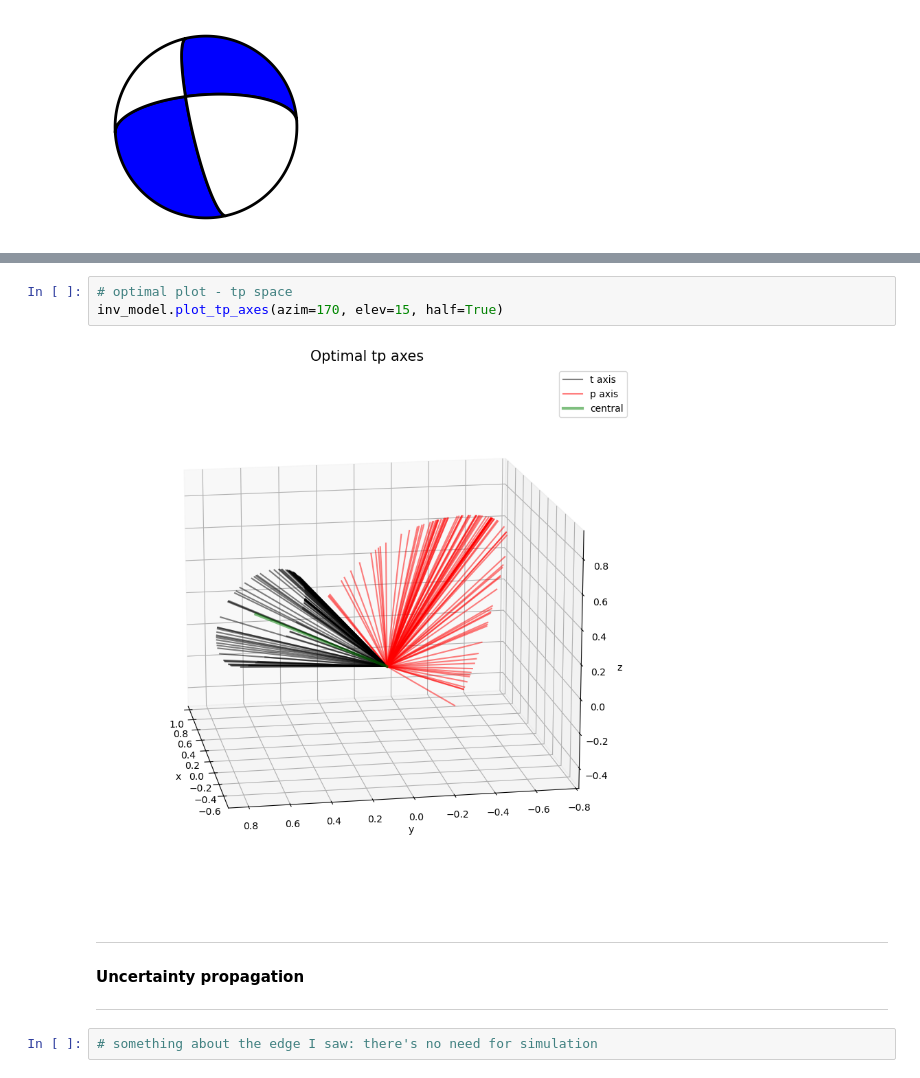
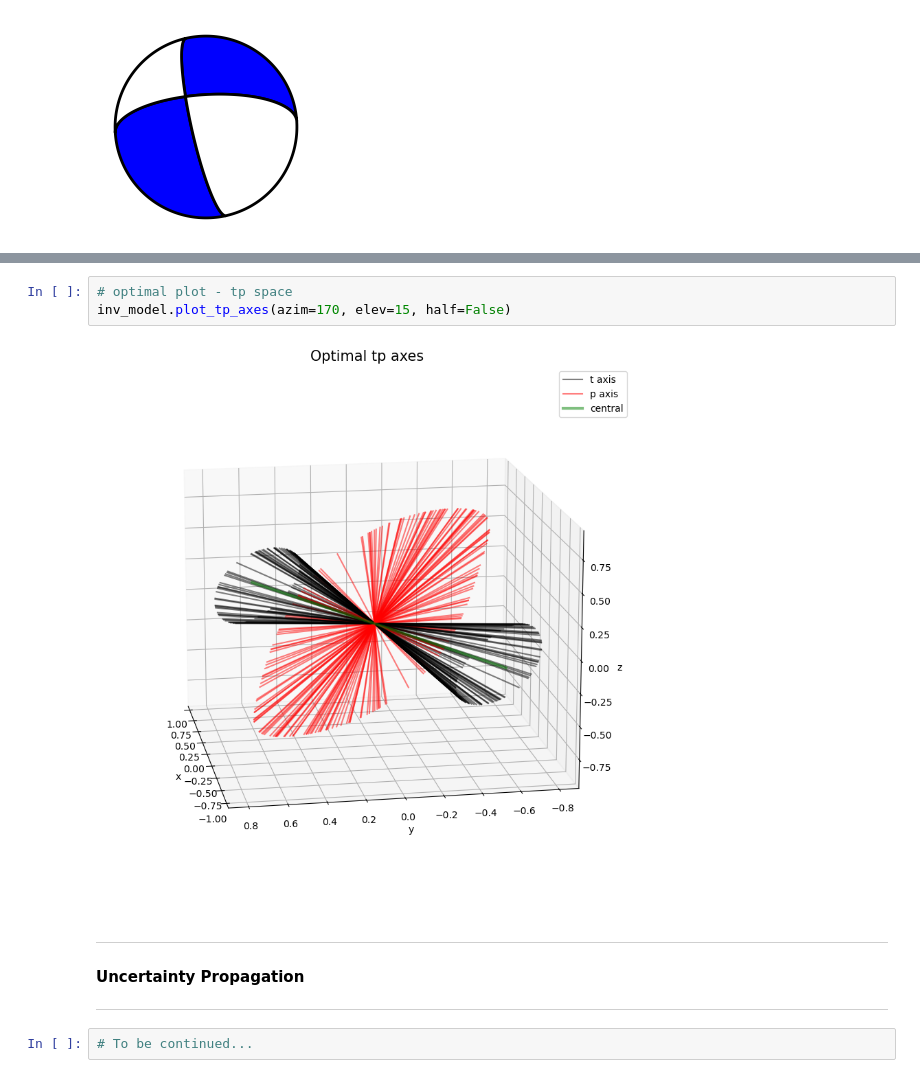
Before and after one commit to victoragaba/SURG-Mars, a Jupyter notebook: src/testing.ipynb, the cells around one changed output, grey strips where cells are left out. Drawn from its saved outputs; the diff is of its cells as text.

```diff
--- a/src/testing.ipynb
+++ b/src/testing.ipynb
@@ -123,11 +133,11 @@ inv_model.plot_iterates_2D(s=25, optimal=True, index=2)
 # %%
 # optimal plot - tp space
-inv_model.plot_tp_axes(azim=170, elev=15, half=True)
+inv_model.plot_tp_axes(azim=170, elev=15, half=False)
 # %% [output]
-[figure, old version]
+[figure, new version]
 # %% [markdown]
 ***
-#### Uncertainty propagation
+#### Uncertainty Propagation
 ***
-# %%
-# something about the edge I saw: there's no need for simulation
+# %%
+# To be continued...
```
Also changed, not shown: parts of 6 cells of this notebook, 1 other file.
